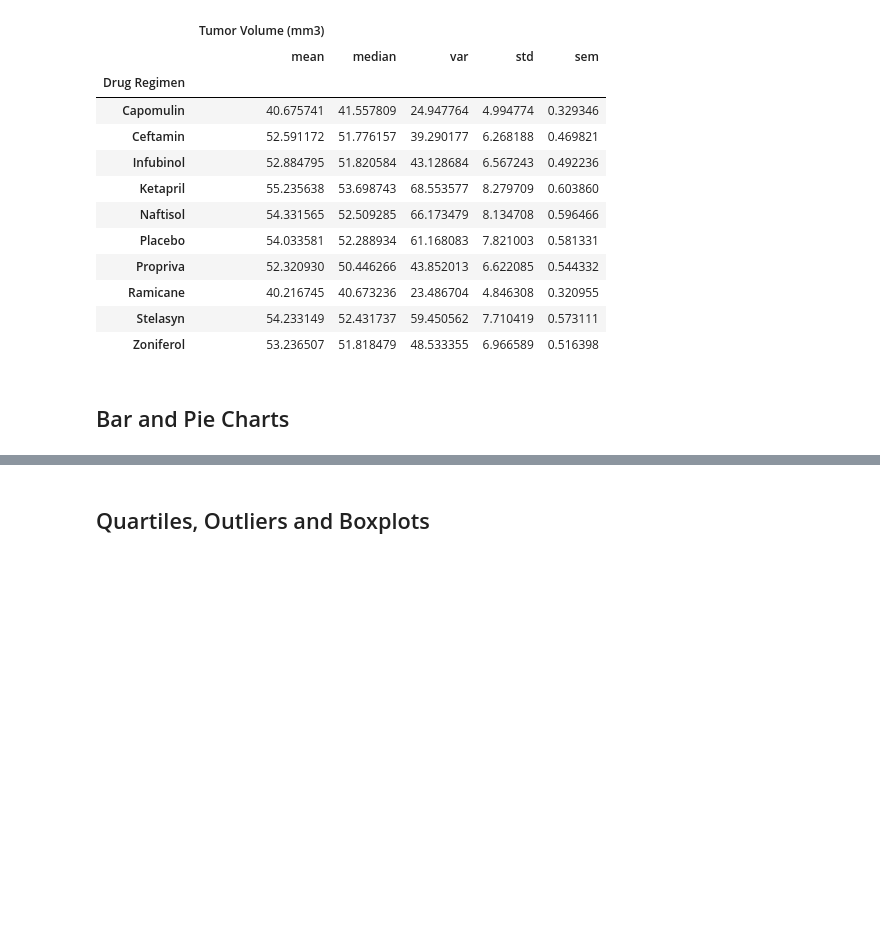
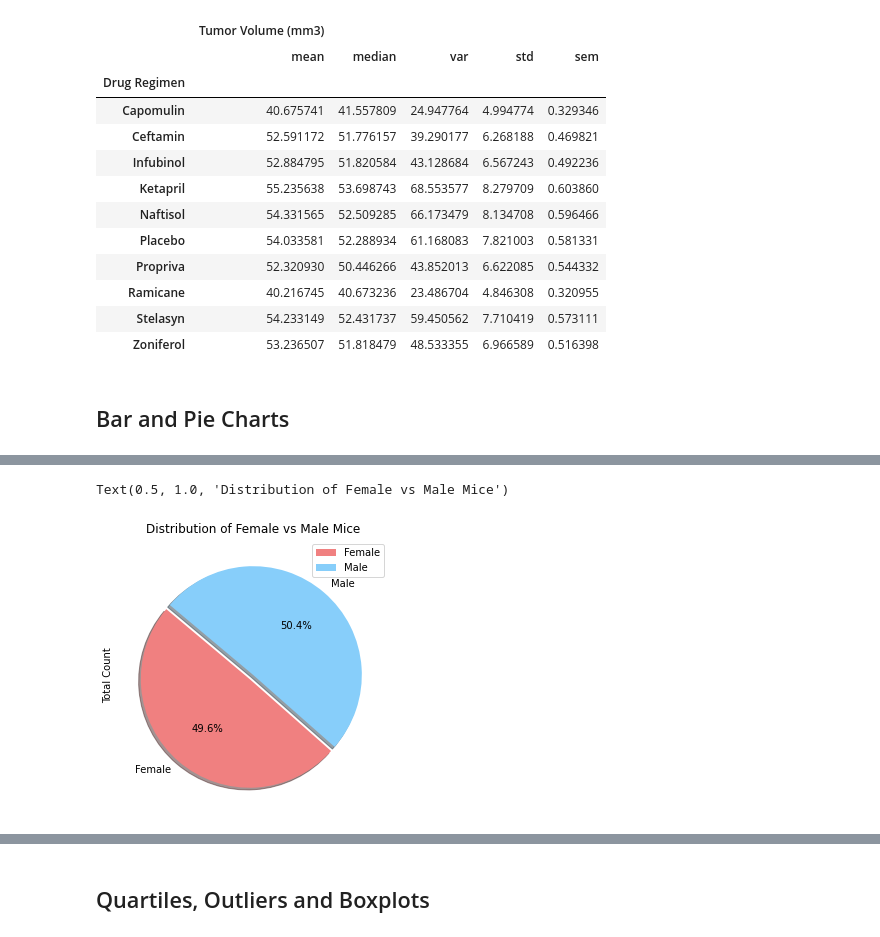
Before and after one commit to elysesulkey/matplotlib-challenge, a Jupyter notebook: Pymaceuticals.ipynb, the cells around one changed output, grey strips where cells are left out. Cells and saved outputs as stored; diff of their text form; code cells hidden in the pictures; blank space fills up the shorter version.

```diff
--- a/Pymaceuticals.ipynb
+++ b/Pymaceuticals.ipynb
@@ -60,7 +61,8 @@ combined_df.loc[combined_df['Mouse ID'] == 'g989']
 cleaned_df = combined_df[combined_df["Mouse ID"]!= "g989"]
 # %%
 # Checking the number of mice in the clean DataFrame.
-len(cleaned_df["Mouse ID"].unique())
+num_mice = len(cleaned_df["Mouse ID"].unique())
+num_mice
 # %% [output]
 248
 # %% [markdown]
@@ -121,0 +156,18 @@ regimen.agg({"Tumor Volume (mm3)": ["mean", "median", "var", "std", "sem"]})
+# %%
+# Generate a pie plot showing the distribution of female versus male mice using pandas
+sex = cleaned_df.groupby("Sex")
+unique_ID = sex["Mouse ID"].nunique()
+
+percent_sex = (unique_ID / num_mice)*100
+
+mouse_sex_df = pd.DataFrame({"Total Count": unique_ID, "Percentage": percent_sex})
+
+# The colors of each section of the pie chart
+colors = ["lightcoral", "lightskyblue"]
+
+explode = (0.05,0)
+pie_plot = mouse_sex_df.plot.pie(y="Total Count",figsize=(5,5), colors = colors, startangle=140, explode = explode, shadow = True, autopct="%1.1f%%")
+plt.title("Distribution of Female vs Male Mice")
+# %% [output]
+Text(0.5, 1.0, 'Distribution of Female vs Male Mice')
+[figure, added]
```
Also changed, not shown: parts of 7 cells of this notebook.
